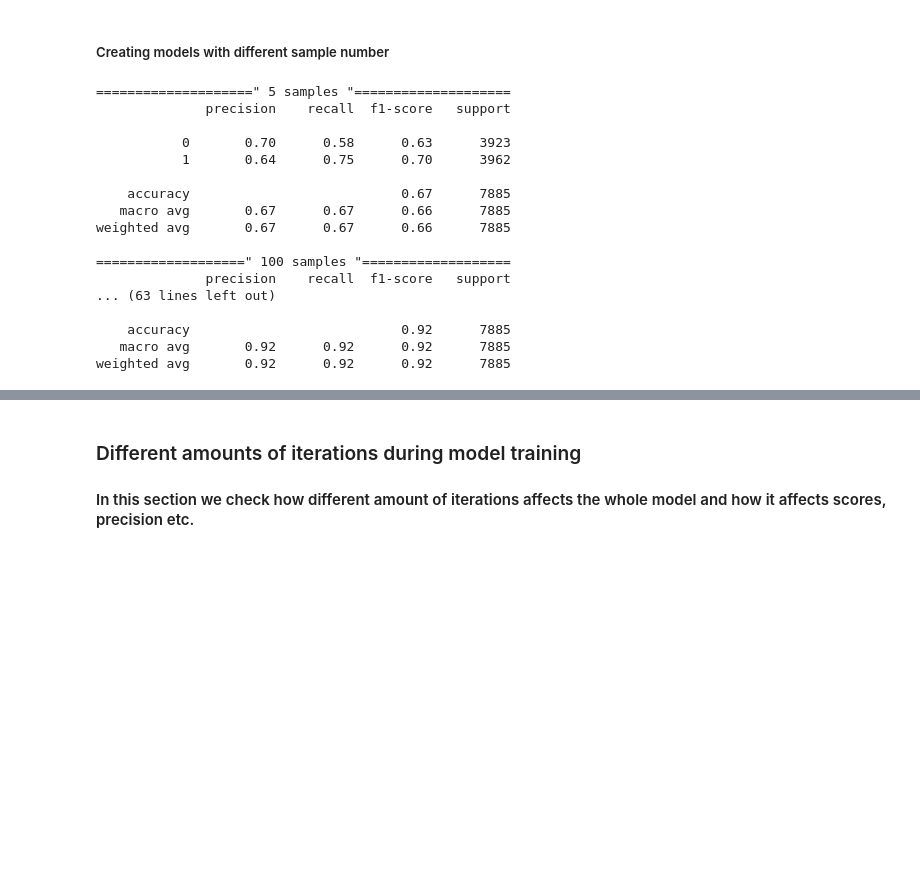
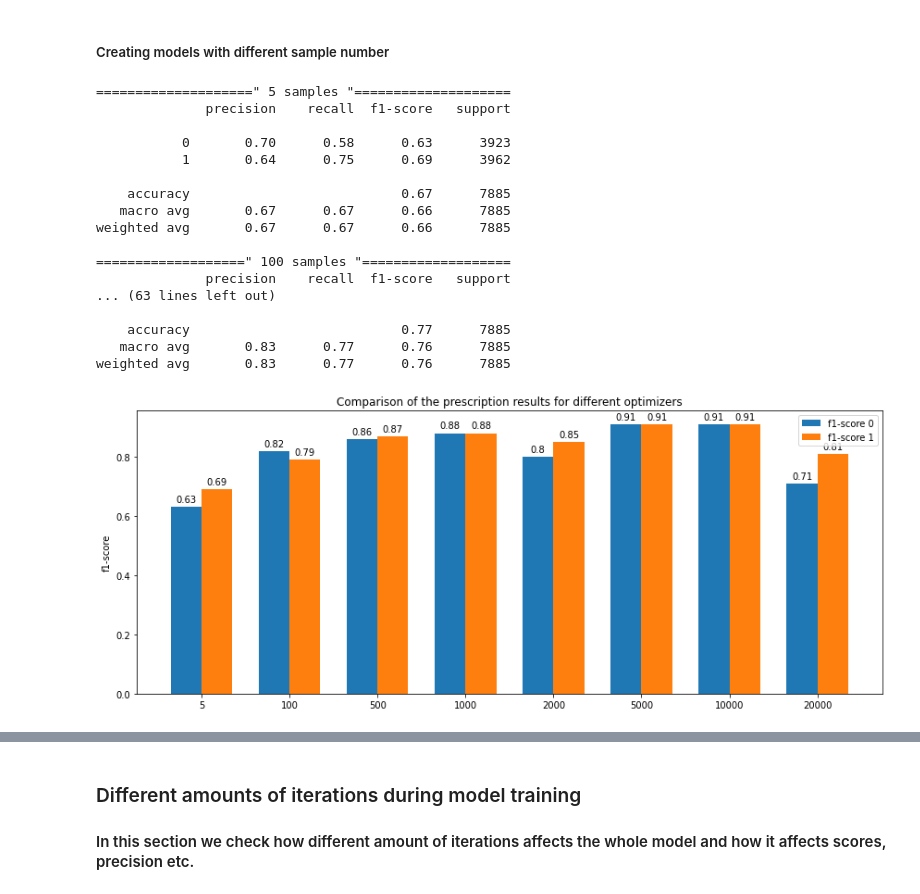
Before and after one commit to sekcja-memow/logistics-regression, a Jupyter notebook: src/prime_numbers.ipynb, the cells around one changed output, grey strips where cells are left out. Saved outputs shown, nothing was run; the diff lists cells and outputs as text; code cells hidden in the pictures; blank space fills up the shorter version.

```diff
--- a/src/prime_numbers.ipynb
+++ b/src/prime_numbers.ipynb
@@ -335,18 +361,21 @@ num_of_samples = [5, 100, 500, 1000, 2000, 5000, 10000, 20000]
 # %% [markdown]
 ##### Creating models with different sample number
 # %%
+num_samples_report = []
+
 for num in num_of_samples:
     model = LogisticRegression()
     model.fit(X_train_raw[:num], y_train_raw[:num])
     y_pred = model.predict(X_test)
     print(('" '+ str(num) +' samples "').center(53, '='))
     print(classification_report(y_test, y_pred))
+    num_samples_report.append(classification_report(y_test, y_pred, output_dict = True))
 # %% [output]
 ====================" 5 samples "====================
               precision    recall  f1-score   support
 
            0       0.70      0.58      0.63      3923
-           1       0.64      0.75      0.70      3962
+           1       0.64      0.75      0.69      3962
 
     accuracy                           0.67      7885
    macro avg       0.67      0.67      0.66      7885
@@ -356,6 +385,10 @@ weighted avg       0.67      0.67      0.66      7885
               precision    recall  f1-score   support
 ... (63 lines left out)
 
-    accuracy                           0.92      7885
-   macro avg       0.92      0.92      0.92      7885
-weighted avg       0.92      0.92      0.92      7885
+    accuracy                           0.77      7885
+   macro avg       0.83      0.77      0.76      7885
+weighted avg       0.83      0.77      0.76      7885
+# %%
+display_comparison(num_samples_report, num_of_samples, metric = 'f1-score')
+# %% [output]
+[figure, added]
```
Also changed, not shown: parts of 22 cells of this notebook.
